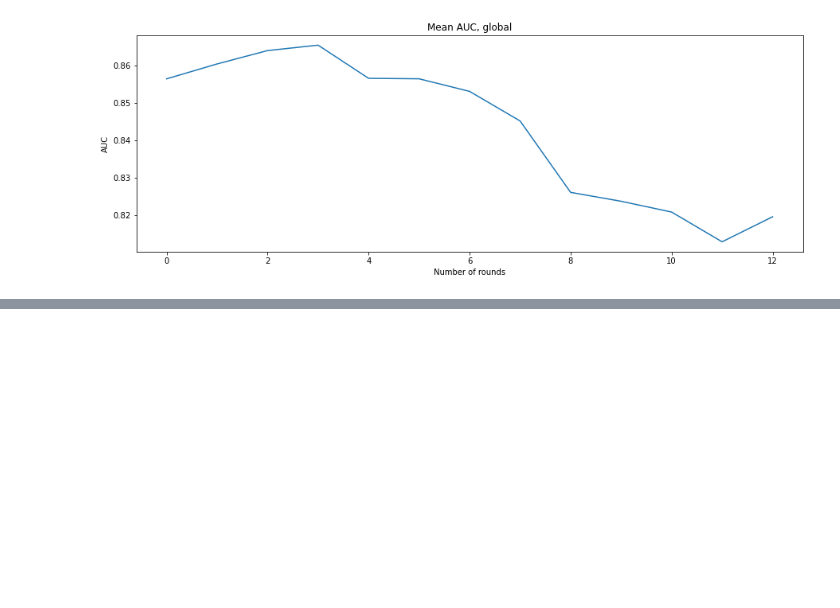
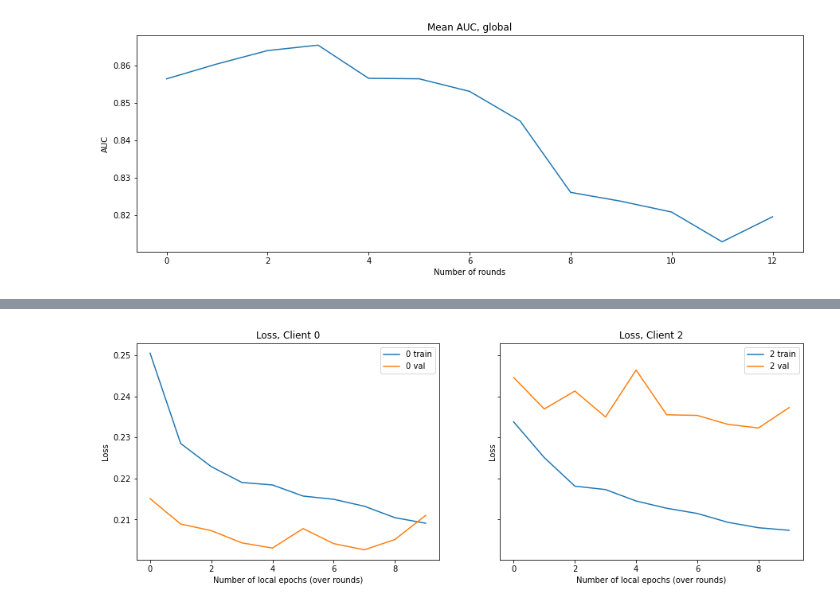
Before and after one commit to linev8k/cxr-fl-privacy, a Jupyter notebook: evaluation_baseline.ipynb, the cells around one changed output, grey strips where cells are left out. Saved outputs shown, nothing was run; the diff lists cells and outputs as text; code cells hidden in the pictures; blank space fills up the shorter version.

```diff
--- a/evaluation_baseline.ipynb
+++ b/evaluation_baseline.ipynb
@@ -206,0 +268,28 @@ plt.show()
+# %%
+fig, ax = plt.subplots(1,2, sharey=True, figsize=(15,5))
+
+for i in [0]:
+    client_df = local[local['client']==str(i)].reset_index(drop=True)
+    ax[0].plot(client_df.index, client_df['train loss'], label=str(client_df['client'][0]) + ' train')
+    ax[0].plot(client_df.index, client_df['val loss'], label=str(client_df['client'][0])+ ' val')
+
+
+ax[0].legend()
+ax[0].set_xlabel('Number of local epochs (over rounds)')
+ax[0].set_ylabel('Loss')
+ax[0].set_title('Loss, Client 0')
+
+for i in [2]:
+    client_df = local[local['client']==str(i)].reset_index(drop=True)
+    ax[1].plot(client_df.index, client_df['train loss'], label=str(client_df['client'][0]) + ' train')
+    ax[1].plot(client_df.index, client_df['val loss'], label=str(client_df['client'][0])+ ' val')
+
+ax[1].legend()
+ax[1].set_xlabel('Number of local epochs (over rounds)')
+ax[1].set_ylabel('Loss')
+ax[1].set_title('Loss, Client 2')
+
+
+plt.show()
+# %% [output]
+[figure, added]
```
Also changed, not shown: parts of 12 cells of this notebook.
